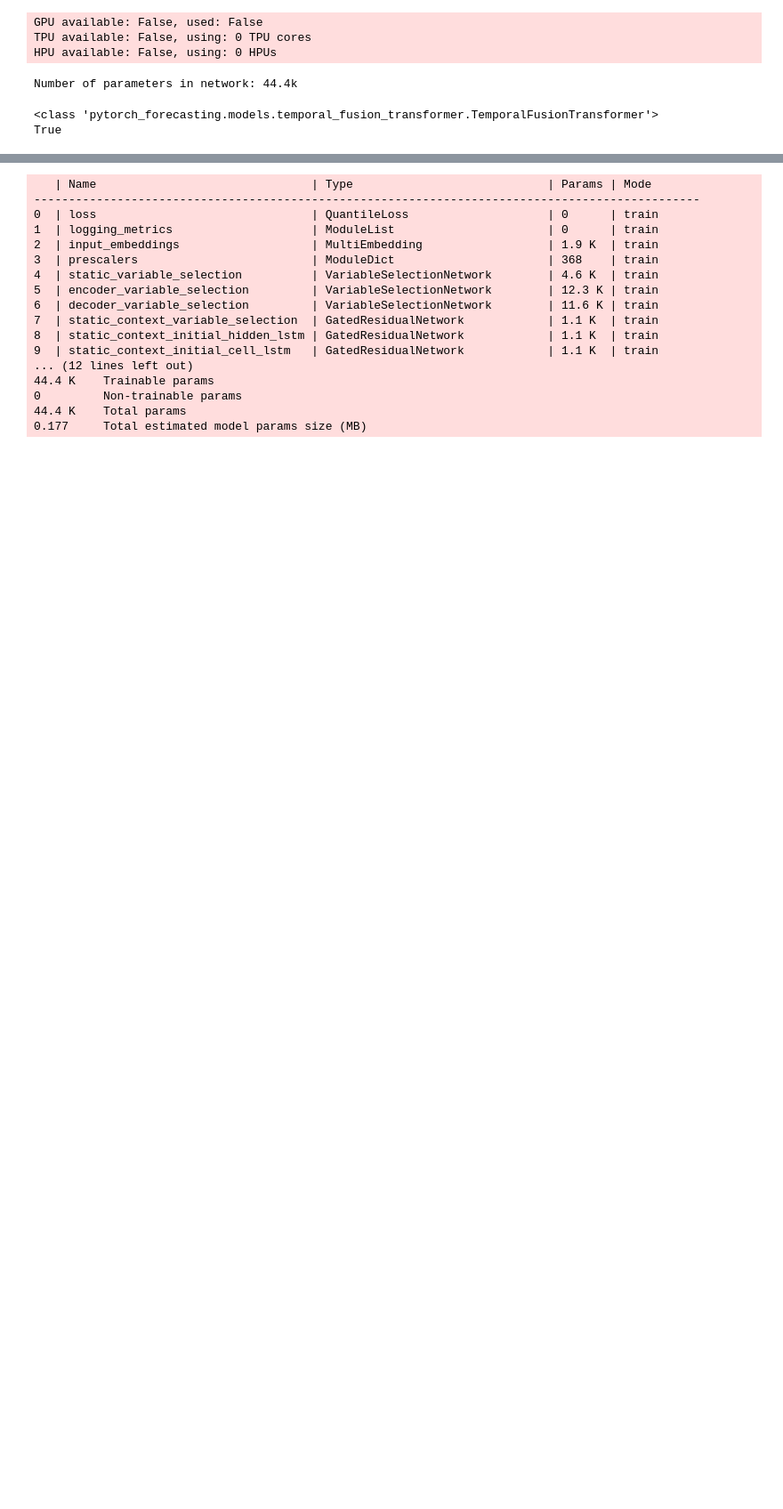
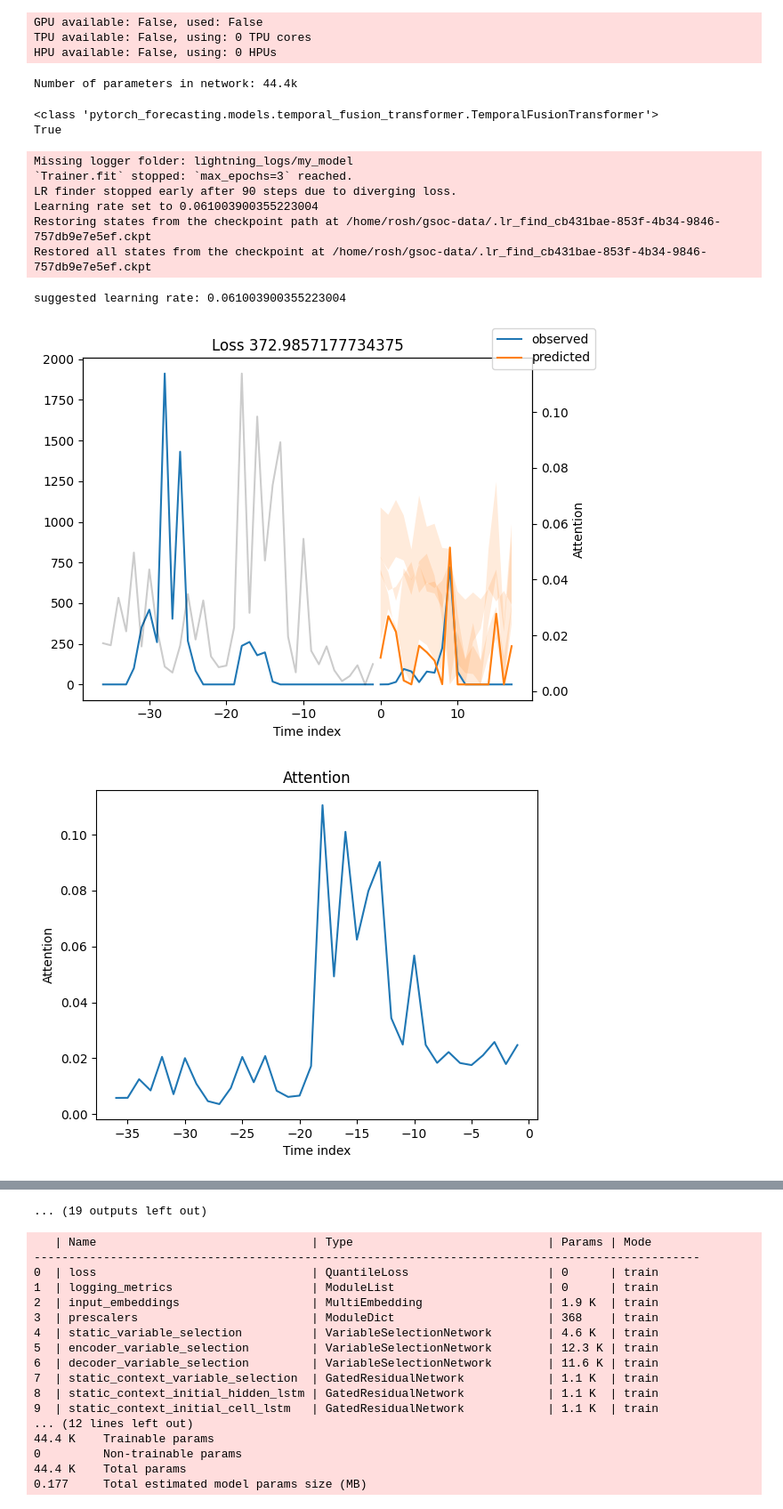
Before and after one commit to roshnaeem/gsoc-data, a Jupyter notebook: tft_forecast_model.ipynb, the cells around one changed output, grey strips where cells are left out. Shown at 89% size. Saved outputs shown, nothing was run; the diff lists cells and outputs as text; code cells hidden in the pictures; blank space fills up the shorter version.

Commit message:
added logger

```diff
--- a/tft_forecast_model.ipynb
+++ b/tft_forecast_model.ipynb
@@ -229,6 +229,7 @@ val_dataloader = validation.to_dataloader(train=False, batch_size=batch_size, nu
 # create PyTorch Lighning Trainer with early stopping
 early_stop_callback = EarlyStopping(monitor="val_loss", min_delta=1e-5, patience=10, verbose=False, mode="min")
 lr_logger = LearningRateMonitor()
+logger = TensorBoardLogger("lightning_logs", name="my_model")
 # %%
 tft = TemporalFusionTransformer.from_dataset(
     training,
@@ -248,7 +249,7 @@ trainer = pl.Trainer(
     gradient_clip_val=0.1,
     limit_train_batches=30,  # 30 batches per epoch
     callbacks=[lr_logger, early_stop_callback],
-    logger=False
+    logger=logger
 )
 print(f"Number of parameters in network: {tft.size()/1e3:.1f}k")
 # %% [output]
@@ -263,15 +264,25 @@ print(issubclass(TemporalFusionTransformer, pl.LightningModule))  # Should print
 <class 'pytorch_forecasting.models.temporal_fusion_transformer.TemporalFusionTransformer'>
 True
 # %%
-# tuner = Tuner(trainer)
-# res = tuner.lr_find(
-#      tft,
-#      train_dataloaders=train_dataloader,
-#      val_dataloaders=val_dataloader,
-#      max_lr=30.0,
-#      min_lr=1e-6,
-#  )
+tuner = Tuner(trainer)
+res = tuner.lr_find(
+     tft,
+     train_dataloaders=train_dataloader,
+     val_dataloaders=val_dataloader,
+     max_lr=30.0,
+     min_lr=1e-6,
+ )
 
-# print(f"suggested learning rate: {res.suggestion()}")
-# fig = res.plot(show=True, suggest=True)
-# fig.show()
+print(f"suggested learning rate: {res.suggestion()}")
+fig = res.plot(show=True, suggest=True)
+fig.show()
+# %% [output]
+Missing logger folder: lightning_logs/my_model
+`Trainer.fit` stopped: `max_epochs=3` reached.
+LR finder stopped early after 90 steps due to diverging loss.
+Learning rate set to 0.061003900355223004
+Restoring states from the checkpoint path at /home/rosh/gsoc-data/.lr_find_cb431bae-853f-4b34-9846-757db9e7e5ef.ckpt
+Restored all states from the checkpoint at /home/rosh/gsoc-data/.lr_find_cb431bae-853f-4b34-9846-757db9e7e5ef.ckpt
+suggested learning rate: 0.061003900355223004
+[figure, added]
+[figure, added]
@@ -278,3 +297,4 @@ True
+... (19 outputs left out)
 # %%
 trainer.fit(
     tft, train_dataloaders=train_dataloader, val_dataloaders=val_dataloader,
```
Also changed, not shown: parts of 1 cell of this notebook.
